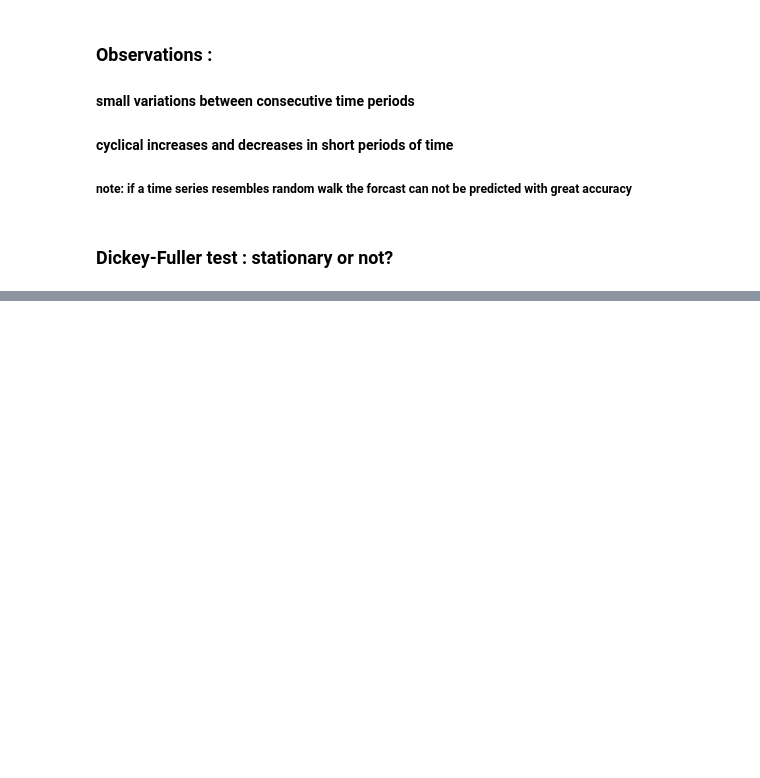
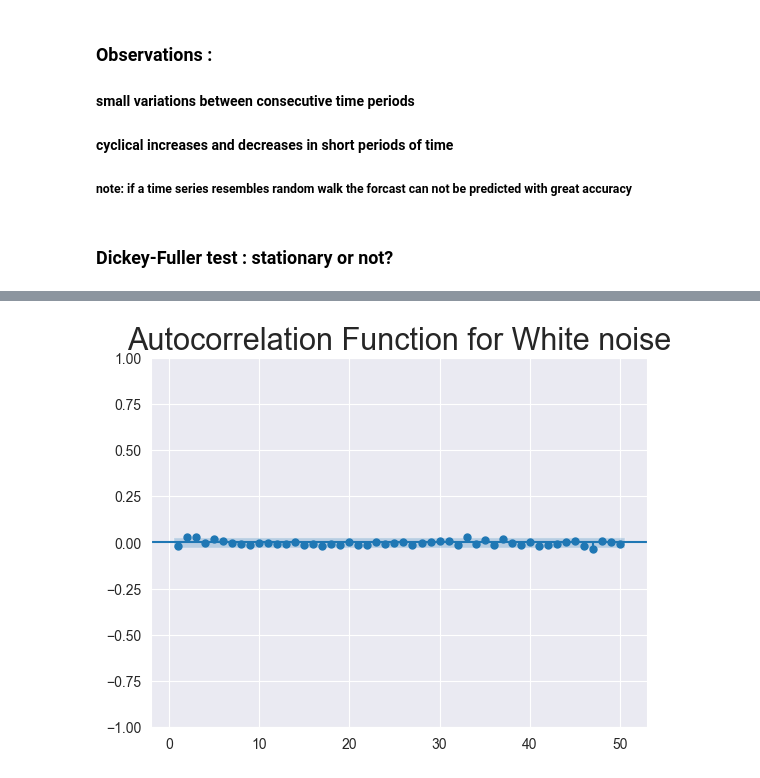
Before and after one commit to SMARIFUL1/Time-Series-Analysis, a Jupyter notebook: TimeSeries365.ipynb, the cells around one changed output, grey strips where cells are left out. Saved outputs shown, nothing was run; the diff lists cells and outputs as text; code cells hidden in the pictures; blank space fills up the shorter version.

```diff
--- a/TimeSeries365.ipynb
+++ b/TimeSeries365.ipynb
@@ -263,0 +338,6 @@ from statsmodels.tsa.seasonal import seasonal_decompose
+# %%
+sgt.plot_acf(df.wn, lags=50, zero=False)
+plt.title('Autocorrelation Function for White noise', size=22)
+plt.show()
+# %% [output]
+[figure, added]
```
Also changed, not shown: parts of 20 cells of this notebook.
